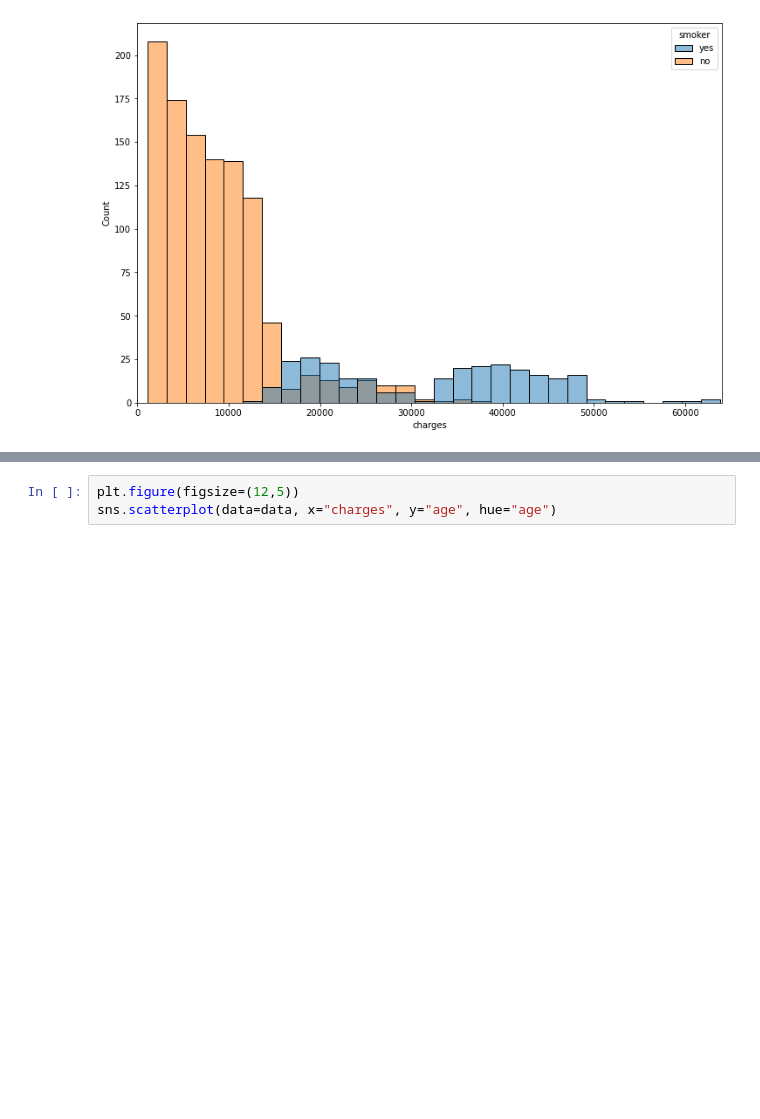
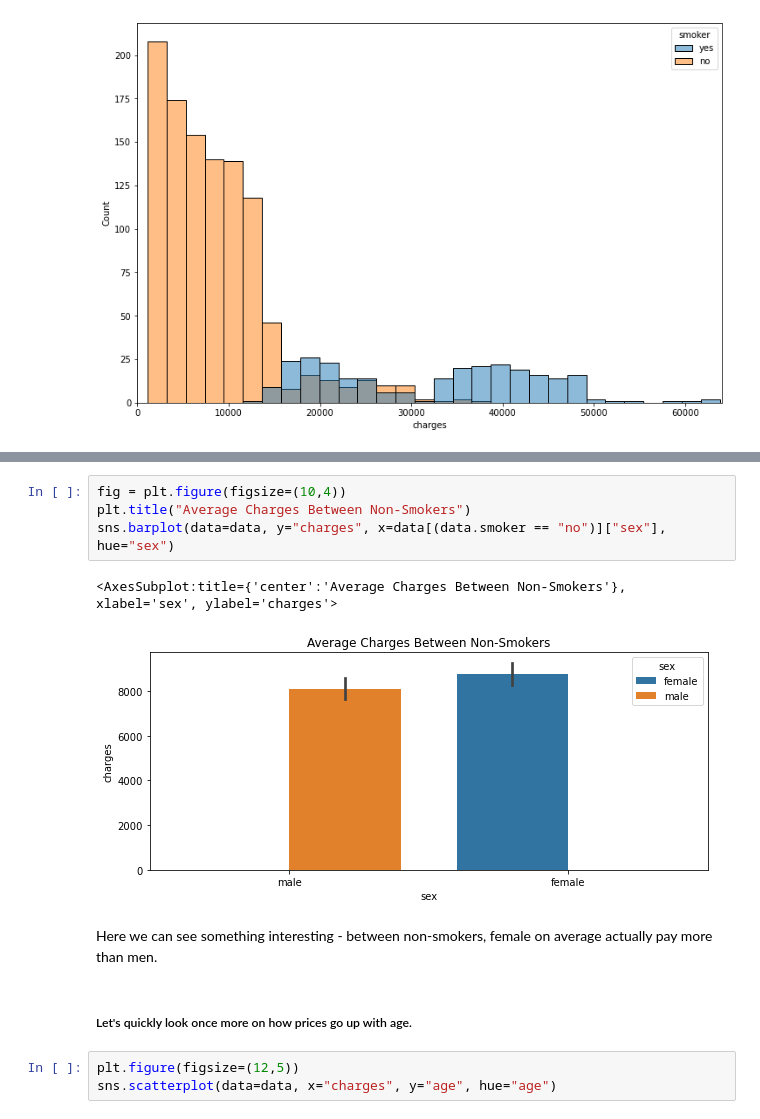
Before and after one commit to DenysIvanilov/Portfolio-Projects, a Jupyter notebook: MedicalInsuranceChargesRegression/NotebookAndModel/Medical_Insurance_Charges.ipynb, the cells around one changed output, grey strips where cells are left out. Saved outputs shown, nothing was run; the diff lists cells and outputs as text; blank space fills up the shorter version.

```diff
--- a/MedicalInsuranceChargesRegression/NotebookAndModel/Medical_Insurance_Charges.ipynb
+++ b/MedicalInsuranceChargesRegression/NotebookAndModel/Medical_Insurance_Charges.ipynb
@@ -148,3 +178,14 @@ As I was expecting, men are smokers more often than women, but the difference is
+# %%
+fig = plt.figure(figsize=(10,4))
+plt.title("Average Charges Between Non-Smokers")
+sns.barplot(data=data, y="charges", x=data[(data.smoker == "no")]["sex"], hue="sex")
+# %% [output]
+<AxesSubplot:title={'center':'Average Charges Between Non-Smokers'}, xlabel='sex', ylabel='charges'>
+[figure, added]
+# %% [markdown]
+Here we can see something interesting - between non-smokers, female on average actually pay more than men.
+# %% [markdown]
+<h5> Let's quickly look once more on how prices go up with age. </h5>
 # %%
 plt.figure(figsize=(12,5))
 sns.scatterplot(data=data, x="charges", y="age", hue="age")
```
Also changed, not shown: parts of 22 cells of this notebook, 1 other file.
